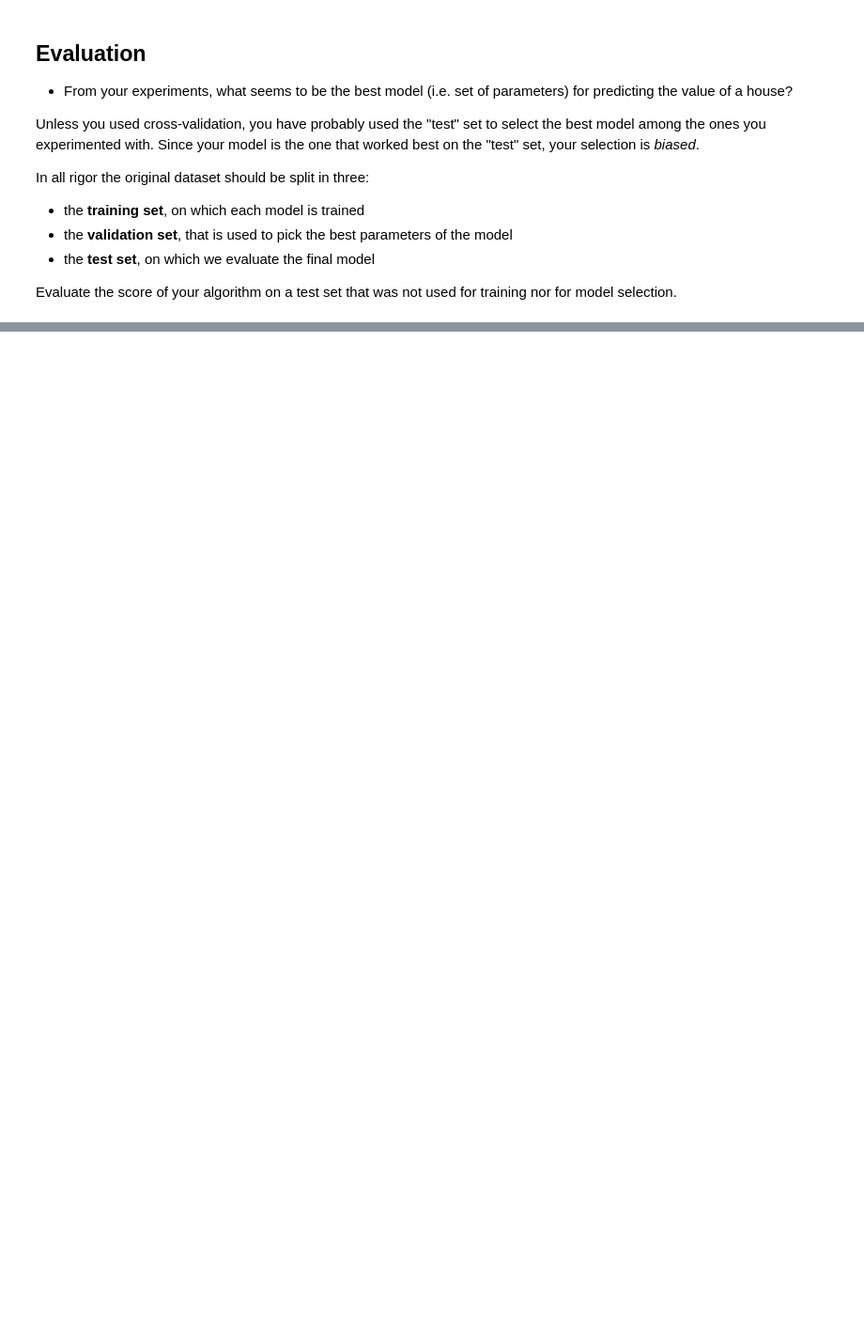
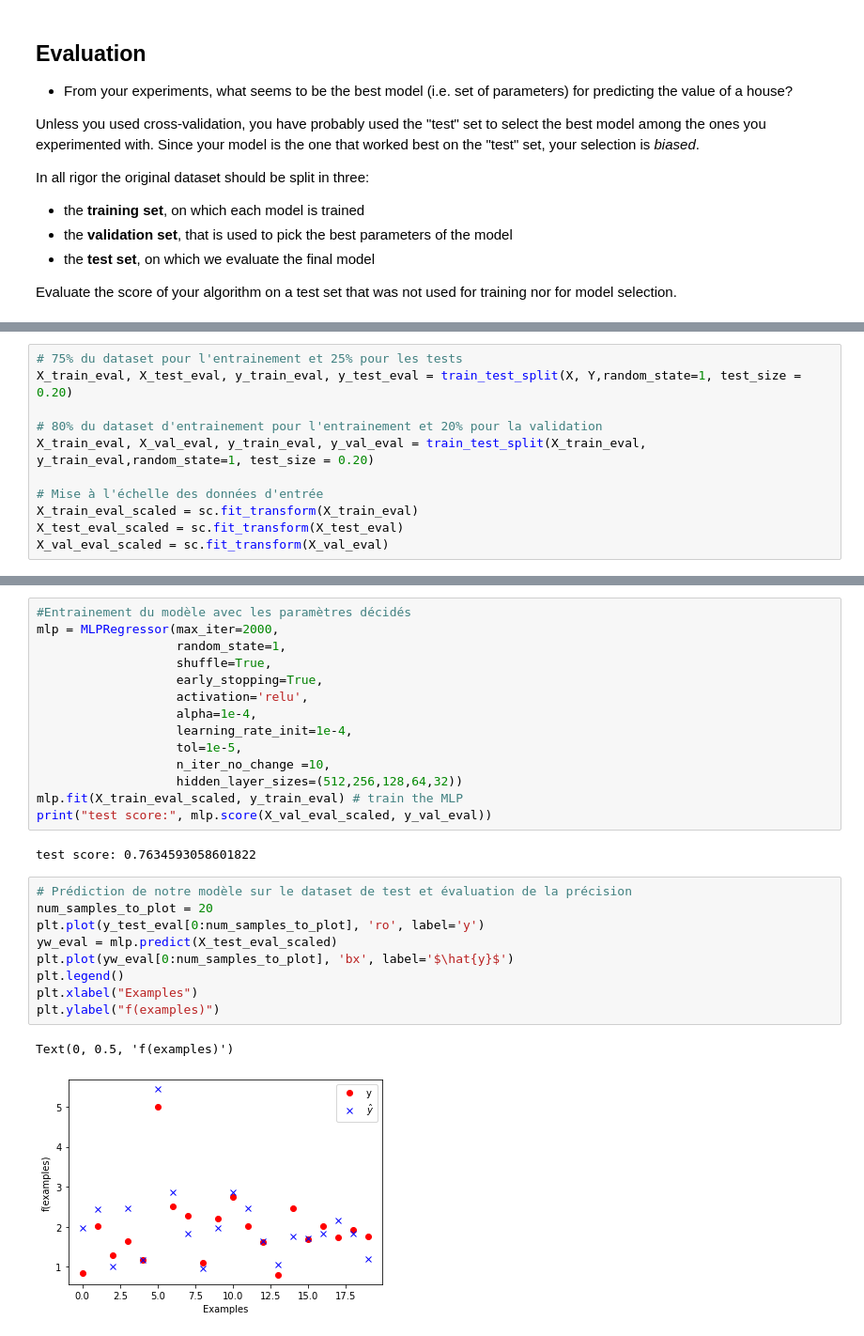
Before and after one commit to Quintus618/Apprentissage-supervis--2022, a Jupyter notebook: mlp.ipynb, the cells around one changed output, grey strips where cells are left out. Shown at 94% size. Saved outputs shown, nothing was run; the diff lists cells and outputs as text; blank space fills up the shorter version.

```diff
--- a/mlp.ipynb
+++ b/mlp.ipynb
@@ -246,0 +347,11 @@ Evaluate the score of your algorithm on a test set that was not used for trainin
+# %%
+# 75% du dataset pour l'entrainement et 25% pour les tests
+X_train_eval, X_test_eval, y_train_eval, y_test_eval = train_test_split(X, Y,random_state=1, test_size = 0.20)
+
+# 80% du dataset d'entrainement pour l'entrainement et 20% pour la validation
+X_train_eval, X_val_eval, y_train_eval, y_val_eval = train_test_split(X_train_eval, y_train_eval,random_state=1, test_size = 0.20)
+
+# Mise à l'échelle des données d'entrée
+X_train_eval_scaled = sc.fit_transform(X_train_eval)
+X_test_eval_scaled = sc.fit_transform(X_test_eval)
+X_val_eval_scaled = sc.fit_transform(X_val_eval)
@@ -246,0 +396,28 @@ Evaluate the score of your algorithm on a test set that was not used for trainin
+# %%
+#Entrainement du modèle avec les paramètres décidés
+mlp = MLPRegressor(max_iter=2000,
+                   random_state=1,
+                   shuffle=True,
+                   early_stopping=True,
+                   activation='relu',
+                   alpha=1e-4,
+                   learning_rate_init=1e-4,
+                   tol=1e-5,
+                   n_iter_no_change =10,
+                   hidden_layer_sizes=(512,256,128,64,32))
+mlp.fit(X_train_eval_scaled, y_train_eval) # train the MLP
+print("test score:", mlp.score(X_val_eval_scaled, y_val_eval))
+# %% [output]
+test score: 0.7634593058601822
+# %%
+# Prédiction de notre modèle sur le dataset de test et évaluation de la précision
+num_samples_to_plot = 20
+plt.plot(y_test_eval[0:num_samples_to_plot], 'ro', label='y')
+yw_eval = mlp.predict(X_test_eval_scaled)
+plt.plot(yw_eval[0:num_samples_to_plot], 'bx', label='$\hat{y}$')
+plt.legend()
+plt.xlabel("Examples")
+plt.ylabel("f(examples)")
+# %% [output]
+Text(0, 0.5, 'f(examples)')
+[figure, added]
```
Also changed, not shown: parts of 22 cells of this notebook, 4 other files.
